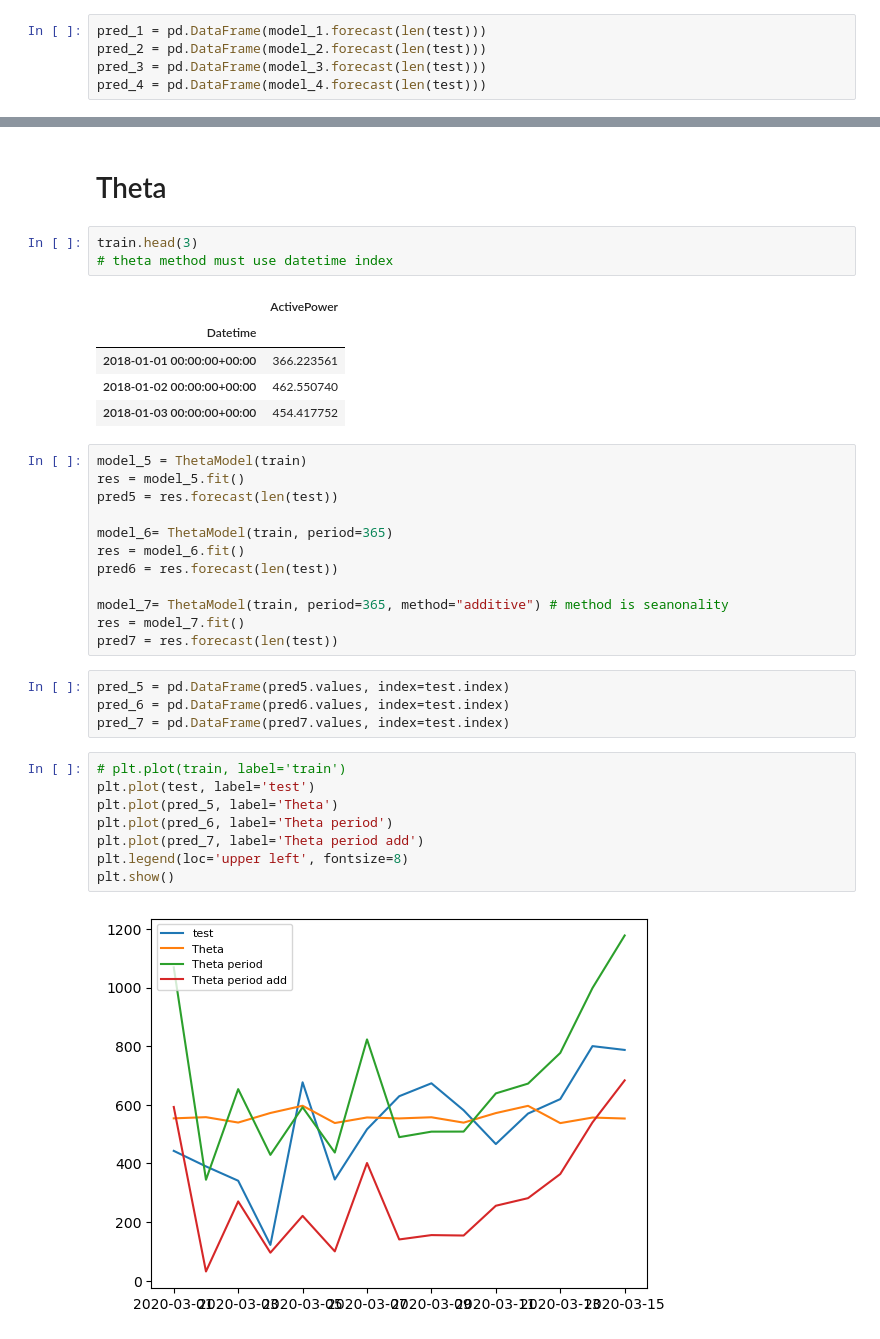
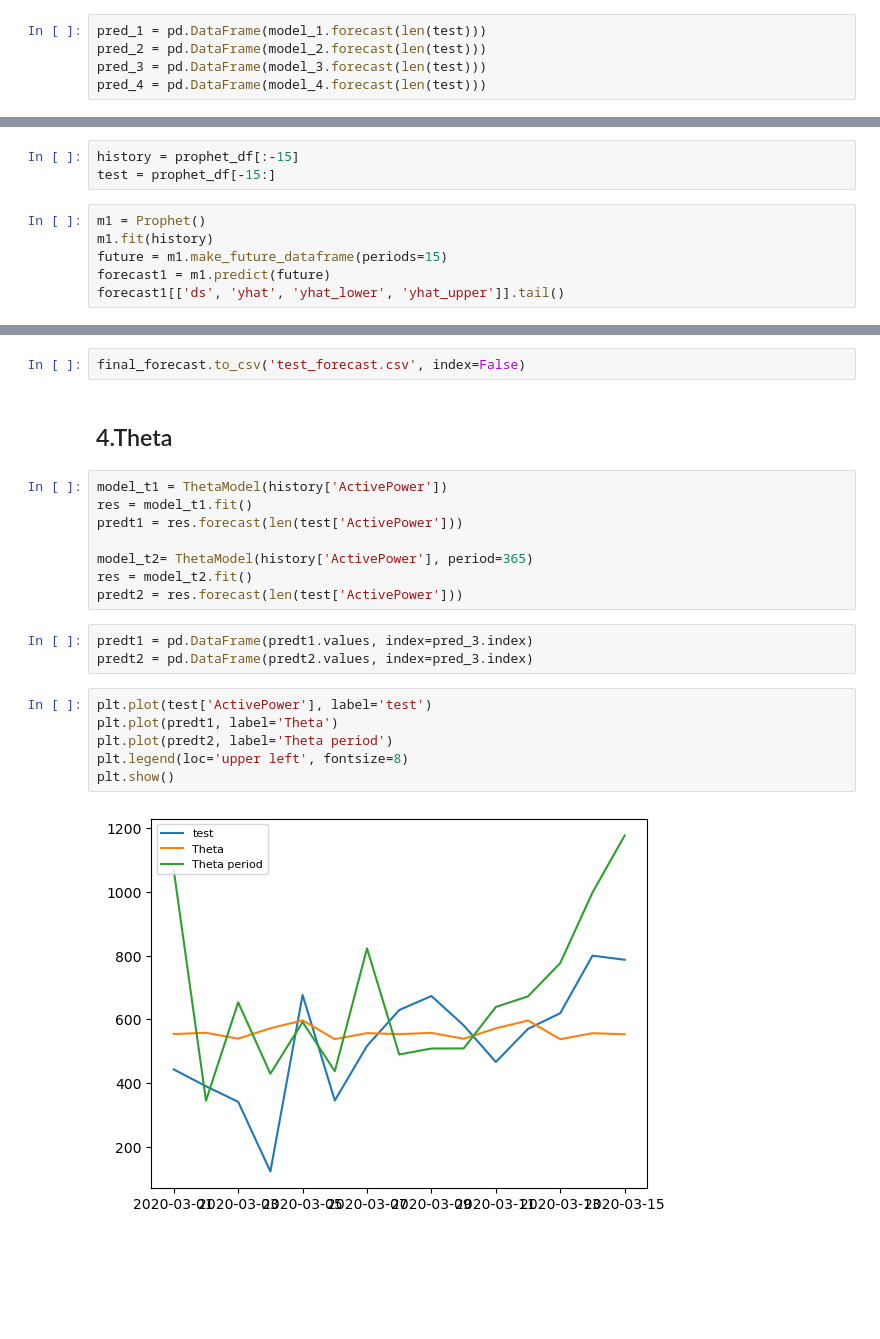
Before and after one commit to TinglikeGithub/Wind-Power-Time-Series-Prediction, a Jupyter notebook: wind_power_prediction.ipynb, the cells around one changed output, grey strips where cells are left out. Saved outputs shown, nothing was run; the diff lists cells and outputs as text; blank space fills up the shorter version.

```diff
--- a/wind_power_prediction.ipynb
+++ b/wind_power_prediction.ipynb
@@ -171,0 +308,9 @@ r1,r2,r3,r4
+# %%
+history = prophet_df[:-15]
+test = prophet_df[-15:]
+# %%
+m1 = Prophet()
+m1.fit(history)
+future = m1.make_future_dataframe(periods=15)
+forecast1 = m1.predict(future)
+forecast1[['ds', 'yhat', 'yhat_lower', 'yhat_upper']].tail()
@@ -172,38 +400,24 @@ r1,r2,r3,r4
+# %%
+final_forecast.to_csv('test_forecast.csv', index=False)
 # %% [markdown]
-# Theta
+## 4.Theta
-# %%
-train.head(3)
-# theta method must use datetime index
-# %% [output]
-|  | ActivePower |
-| Datetime |  |
-| 2018-01-01 00:00:00+00:00 | 366.223561 |
-| 2018-01-02 00:00:00+00:00 | 462.550740 |
-| 2018-01-03 00:00:00+00:00 | 454.417752 |
 # %%
-model_5 = ThetaModel(train)
-res = model_5.fit()
-pred5 = res.forecast(len(test))
+model_t1 = ThetaModel(history['ActivePower'])
+res = model_t1.fit()
+predt1 = res.forecast(len(test['ActivePower']))
 
-model_6= ThetaModel(train, period=365)
-res = model_6.fit()
-pred6 = res.forecast(len(test))
-
-model_7= ThetaModel(train, period=365, method="additive") # method is seanonality
-res = model_7.fit()
-pred7 = res.forecast(len(test))
+model_t2= ThetaModel(history['ActivePower'], period=365)
+res = model_t2.fit()
+predt2 = res.forecast(len(test['ActivePower']))
 # %%
-pred_5 = pd.DataFrame(pred5.values, index=test.index)
-pred_6 = pd.DataFrame(pred6.values, index=test.index)
-pred_7 = pd.DataFrame(pred7.values, index=test.index)
+predt1 = pd.DataFrame(predt1.values, index=pred_3.index)
+predt2 = pd.DataFrame(predt2.values, index=pred_3.index)
 # %%
-# plt.plot(train, label='train')
-plt.plot(test, label='test')
-plt.plot(pred_5, label='Theta')
-plt.plot(pred_6, label='Theta period')
-plt.plot(pred_7, label='Theta period add')
+plt.plot(test['ActivePower'], label='test')
+plt.plot(predt1, label='Theta')
+plt.plot(predt2, label='Theta period')
 plt.legend(loc='upper left', fontsize=8)
 plt.show()
 # %% [output]
-[figure, old version]
+[figure, new version]
 # %%
```
Also changed, not shown: parts of 71 cells of this notebook.
